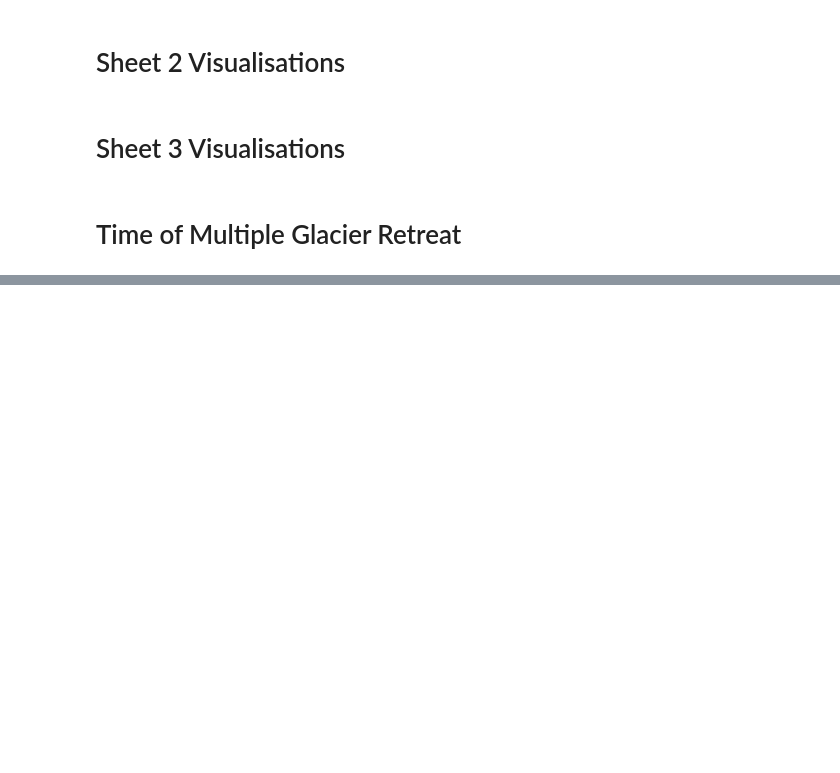
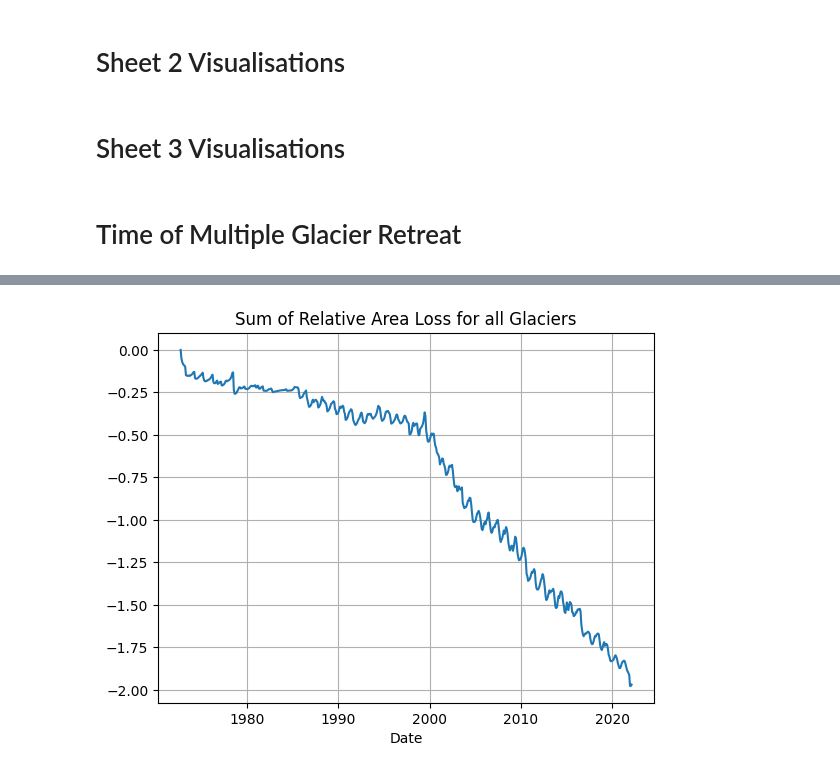
Before and after one commit to joelbarron06/ESDA2_Project, a Jupyter notebook: project_code.ipynb, the cells around one changed output, grey strips where cells are left out. Drawn from its saved outputs; the diff is of its cells as text; code cells hidden in the pictures; blank space fills up the shorter version.

```diff
--- a/project_code.ipynb
+++ b/project_code.ipynb
@@ -518,0 +532,16 @@ plt.show()
+# %%
+# Relative Area Loss
+# calculate relative loss
+delta_df = glacier_timeseries - glacier_timeseries.iloc[0]
+relative_loss = delta_df / glacier_timeseries.iloc[0]
+
+plt.plot(relative_loss.index, relative_loss.sum(axis=1))
+plt.title('Sum of Relative Area Loss for all Glaciers')
+plt.xlabel('Date')
+plt.grid()
+plt.show()
+
+# look at rate of change from here to see drop?
+# corner point just before 2000?
+# %% [output]
+[figure, added]
```
Also changed, not shown: parts of 1 cell of this notebook.
